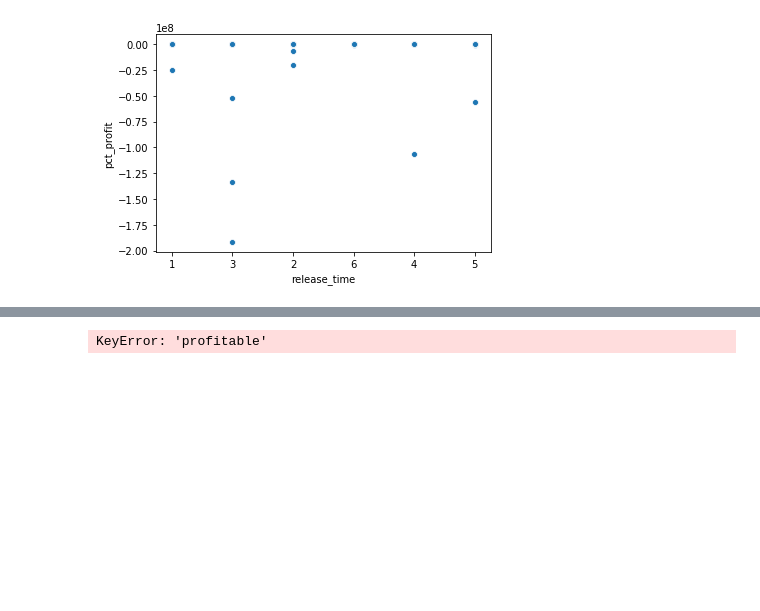
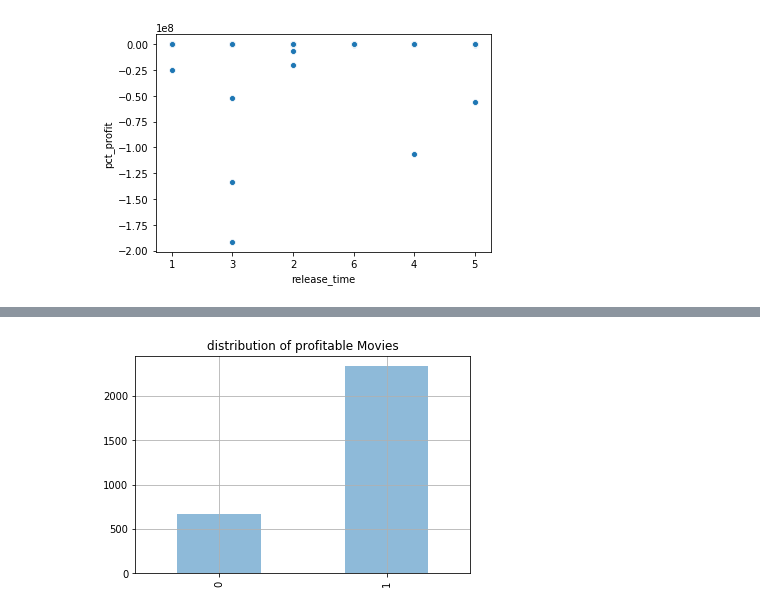
Before and after one commit to Mattsantos541/TMDB-Box-Office-Prediction, a Jupyter notebook: release year feature.ipynb, the cells around one changed output, grey strips where cells are left out. Saved outputs shown, nothing was run; the diff lists cells and outputs as text; code cells hidden in the pictures; blank space fills up the shorter version.

```diff
--- a/release year feature.ipynb
+++ b/release year feature.ipynb
@@ -171,7 +173,9 @@ df.head()
 | 2 | 2 | 3 | 0 | 3300000 | [{'id': 18, 'name': 'Drama'}] | Whiplash | 64.299990 | 105.0 | ... |
 | 3 | 3 | 4 | 0 | 1200000 | [{'id': 53, 'name': 'Thriller'}, ... | Kahaani | 3.174936 | 122.0 | ... |
 | 4 | 4 | 5 | 0 | 0 | [{'id': 28, 'name': 'Action'}, {'... | 마린보이 | 1.148070 | 118.0 | ... |
-# %%
-corr_matrix= df.corr()
-# %% [output]
-KeyError: 'profitable'
+# %%
+df.profitable.value_counts().sort_index().plot(kind = "bar",alpha = .5)
+plt.title("distribution of profitable Movies")
+plt.grid(b = True , which = "major")
+# %% [output]
+[figure, added]
```
Also changed, not shown: parts of 3 cells of this notebook.
